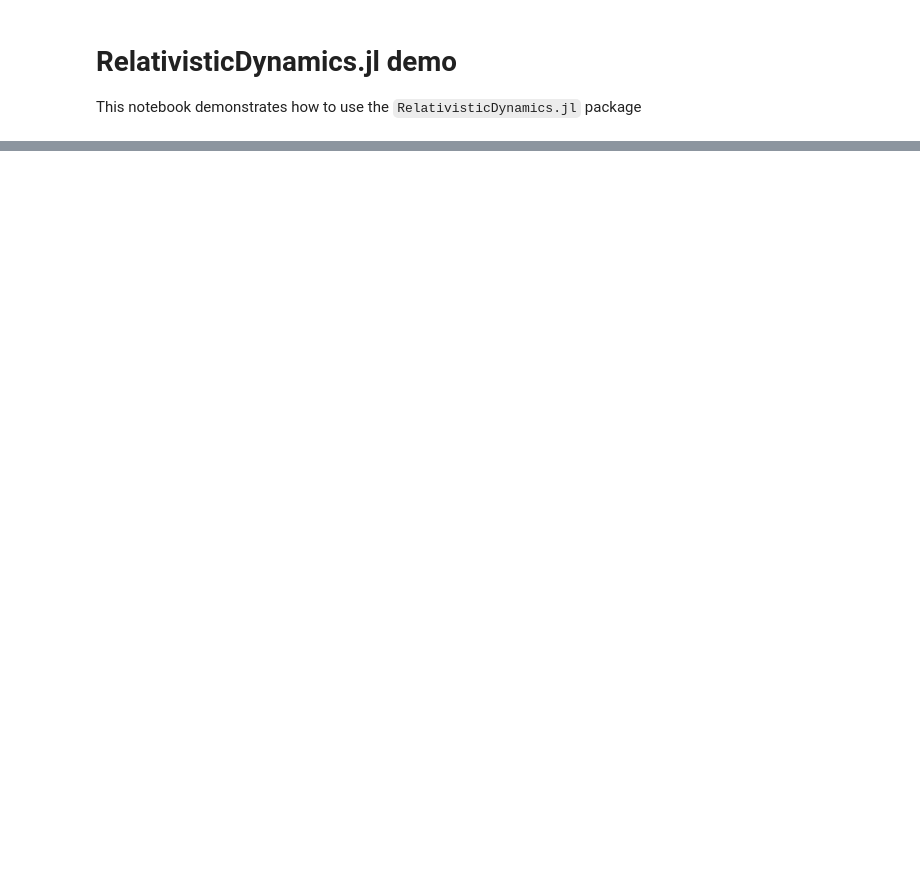
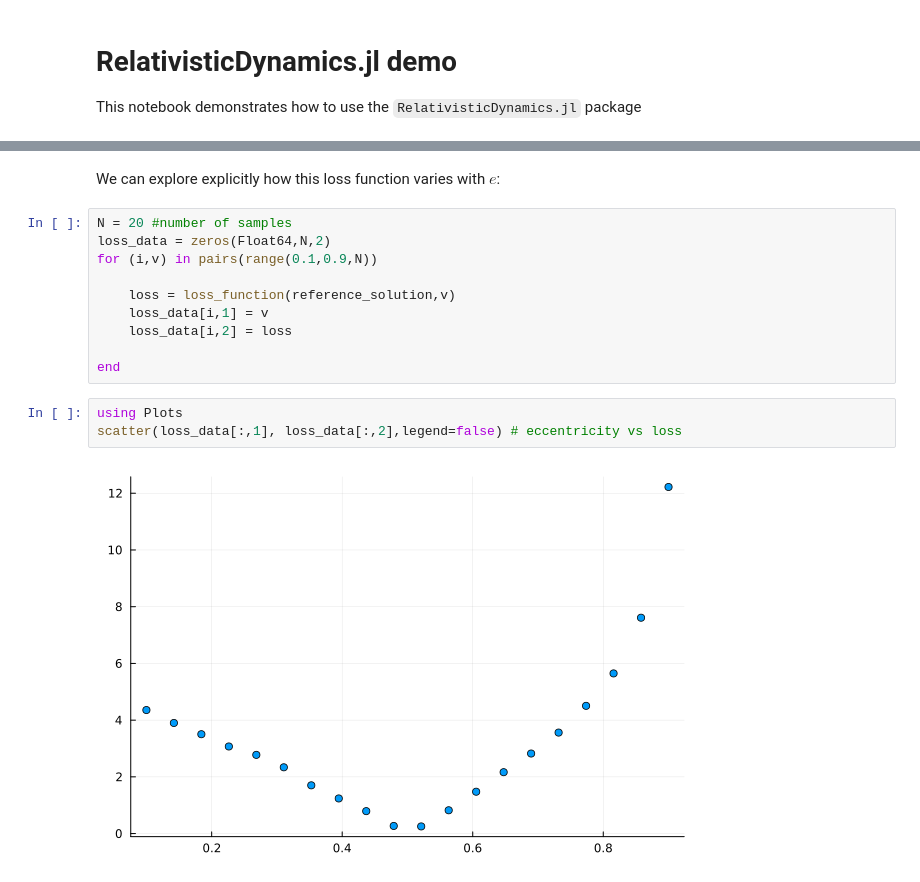
Before and after one commit to tomkimpson/RelativisticDynamics.jl, a Jupyter notebook: src/notebooks/demo.ipynb, the cells around one changed output, grey strips where cells are left out. Drawn from its saved outputs; the diff is of its cells as text; blank space fills up the shorter version.

```diff
--- a/src/notebooks/demo.ipynb
+++ b/src/notebooks/demo.ipynb
@@ -27,0 +45,17 @@ Welcome to the Relativistic Dynamics module!
+# %% [markdown]
+We can explore explicitly how this loss function varies with $e$:
+# %%
+N = 20 #number of samples
+loss_data = zeros(Float64,N,2)
+for (i,v) in pairs(range(0.1,0.9,N))
+
+    loss = loss_function(reference_solution,v)
+    loss_data[i,1] = v
+    loss_data[i,2] = loss
+
+end
+# %%
+using Plots
+scatter(loss_data[:,1], loss_data[:,2],legend=false) # eccentricity vs loss
+# %% [output]
+[figure, added]
```
Also changed, not shown: parts of 11 cells of this notebook, 10 other files.
